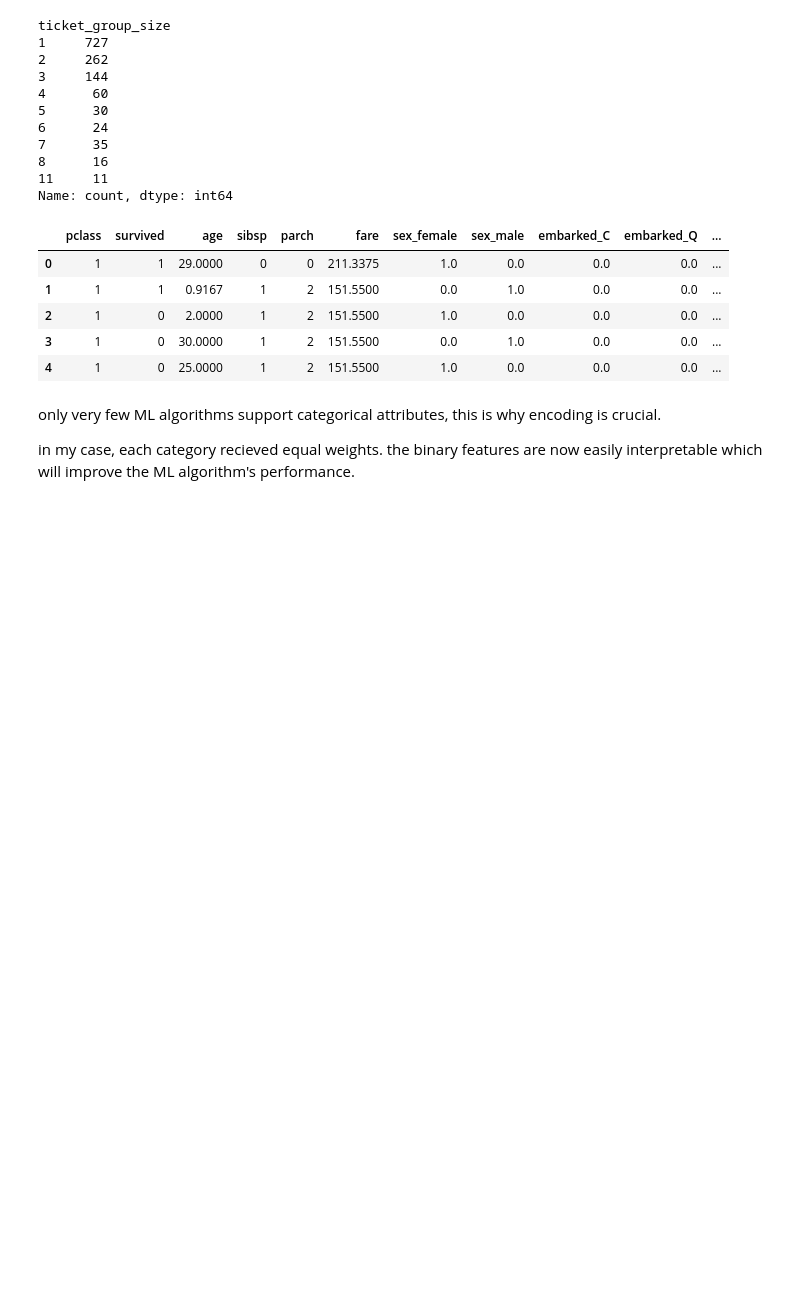
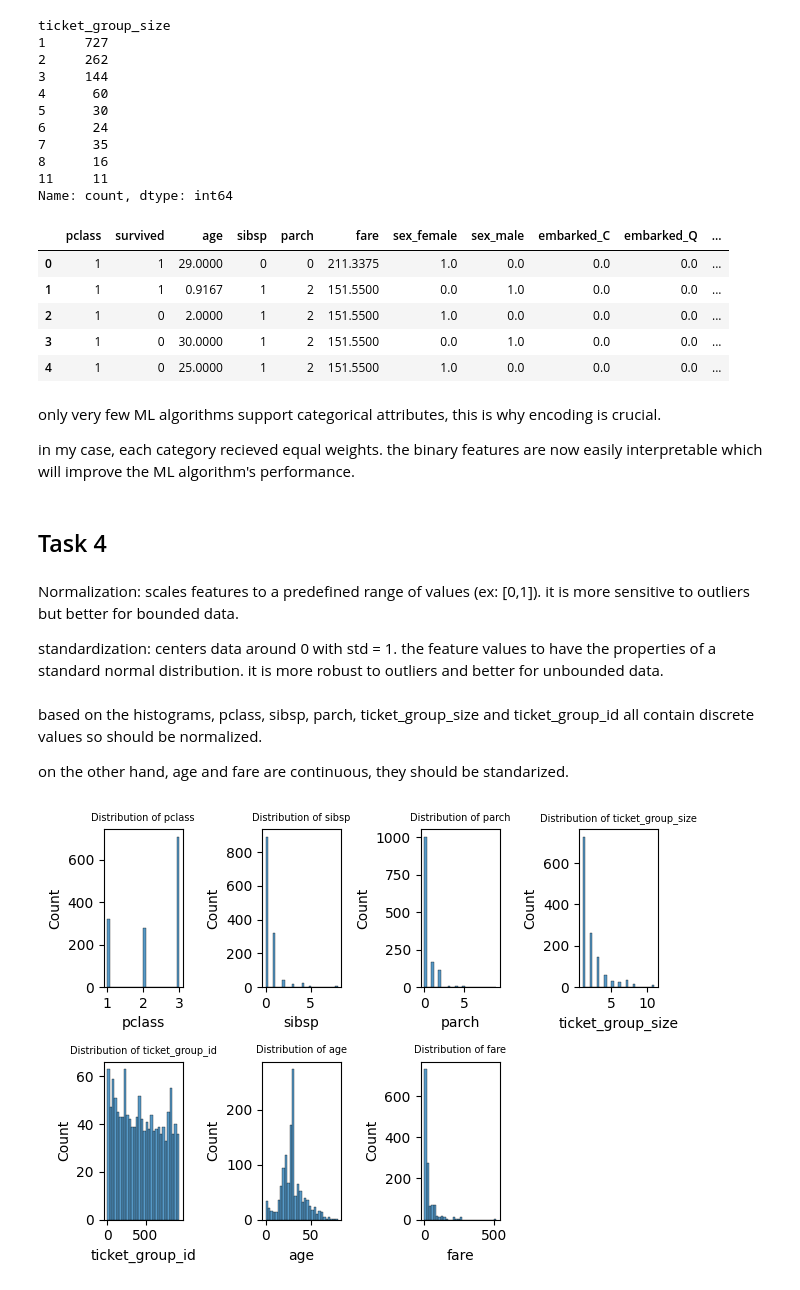
Before and after one commit to leaabj/ML-fundamentals-2025, a Jupyter notebook: assignment_1_lea_aboujaoude[_aboujaoude].ipynb, the cells around one changed output. Cells and saved outputs as stored; diff of their text form; code cells hidden in the pictures; blank space fills up the shorter version.

```diff
--- a/assignment_1_lea_aboujaoude[_aboujaoude].ipynb
+++ b/assignment_1_lea_aboujaoude[_aboujaoude].ipynb
@@ -306,3 +308,27 @@ Name: count, dtype: int64
 only very few ML algorithms support categorical attributes, this is why encoding is crucial.
 
 in my case, each category recieved equal weights. the binary features are now easily interpretable which will improve the ML algorithm's performance.
+# %% [markdown]
+## Task 4
+# %% [markdown]
+Normalization: scales features to a predefined range of values (ex:  [0,1]). it is more sensitive to outliers but better for bounded data.
+
+standardization: centers data around 0 with std = 1. the feature values to have the properties of a standard normal distribution. it is more robust to outliers and better for unbounded data.
+# %% [markdown]
+based on the histograms, pclass, sibsp, parch, ticket_group_size and ticket_group_id all contain discrete values so should be normalized.
+
+on the other hand, age and fare are continuous, they should be standarized.
+# %%
+numeric_cols = ['pclass', 'sibsp', 'parch', 'ticket_group_size', 'ticket_group_id', 'age', 'fare']
+
+for i, col in enumerate(numeric_cols, 1):
+    plt.subplot(2, 4, i)
+    sns.histplot(data=df, x=col, bins=30)
+    plt.title(f'Distribution of {col}', fontsize=7)
+    plt.xlabel(col)
+    plt.ylabel('Count')
+
+plt.tight_layout()
+plt.show()
+# %% [output]
+[figure, added]
```
Also changed, not shown: parts of 3 cells of this notebook.
